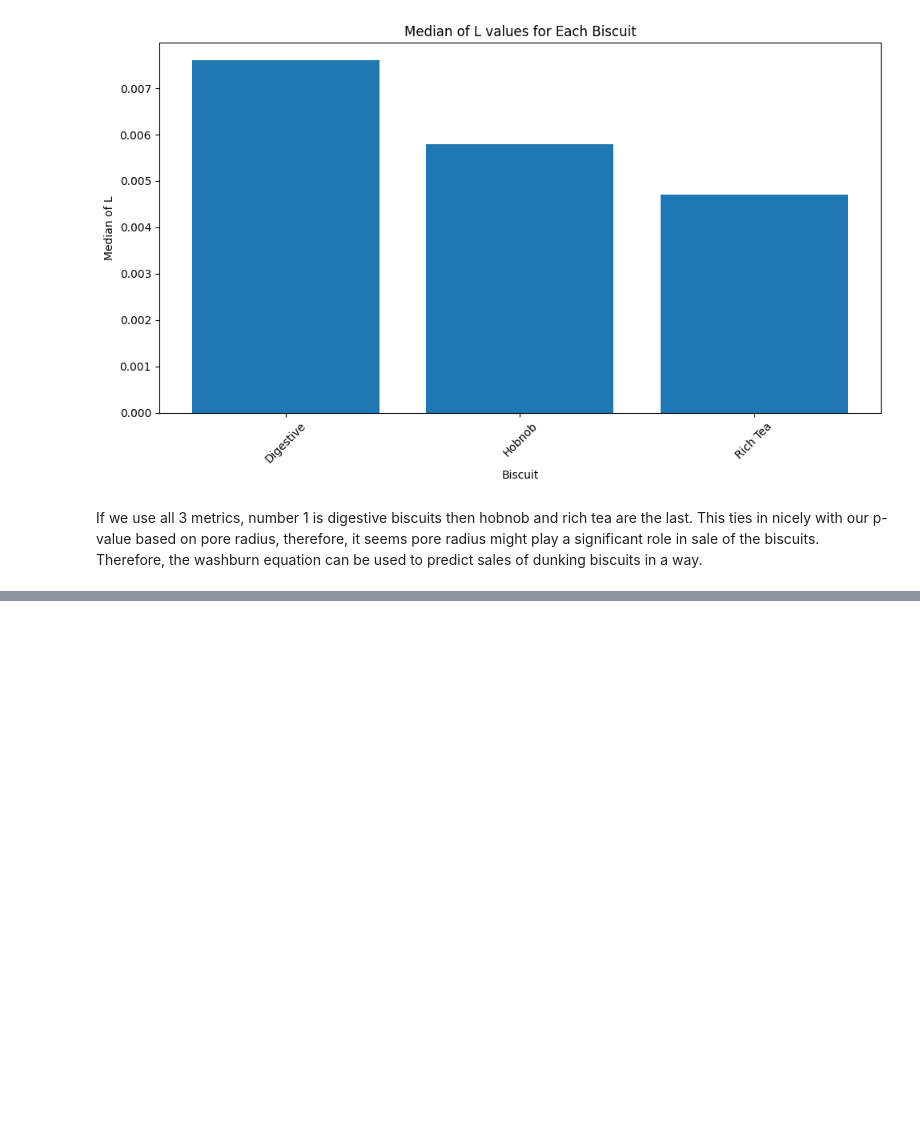
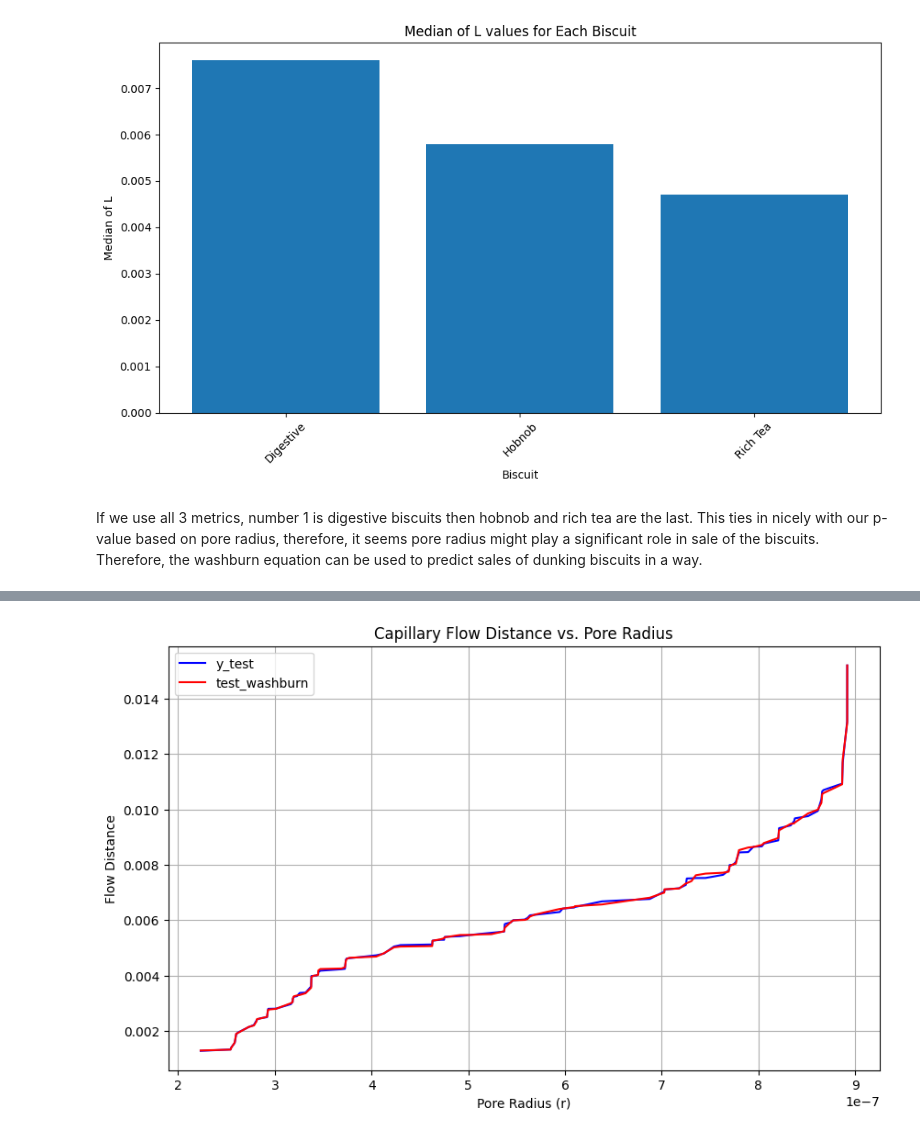
Before and after one commit to KayVeeZ/dunking_biscuits, a Jupyter notebook: testing_notebook.ipynb, the cells around one changed output, grey strips where cells are left out. Cells and saved outputs as stored; diff of their text form; code cells hidden in the pictures; blank space fills up the shorter version.

```diff
--- a/testing_notebook.ipynb
+++ b/testing_notebook.ipynb
@@ -1355,0 +1460,21 @@ If we use all 3 metrics, number 1 is digestive biscuits then hobnob and rich tea
+# %%
+# Plotting
+plt.figure(figsize=(10, 6))
+
+# Plotting y_test as a line
+plt.plot(sorted(X_test['r']), sorted(y_test), color='blue', label='y_test')
+
+# Plotting test_washburn as a line
+plt.plot(sorted(X_test['r']), sorted(test_washburn), color='red', label='test_washburn')
+
+# Adding labels and title
+plt.xlabel('Pore Radius (r)')
+plt.ylabel('Flow Distance')
+plt.title('Capillary Flow Distance vs. Pore Radius')
+plt.legend()
+
+# Display the plot
+plt.grid(True)
+plt.show()
+# %% [output]
+[figure, added]
```
Also changed, not shown: parts of 33 cells of this notebook, 4 other files.
